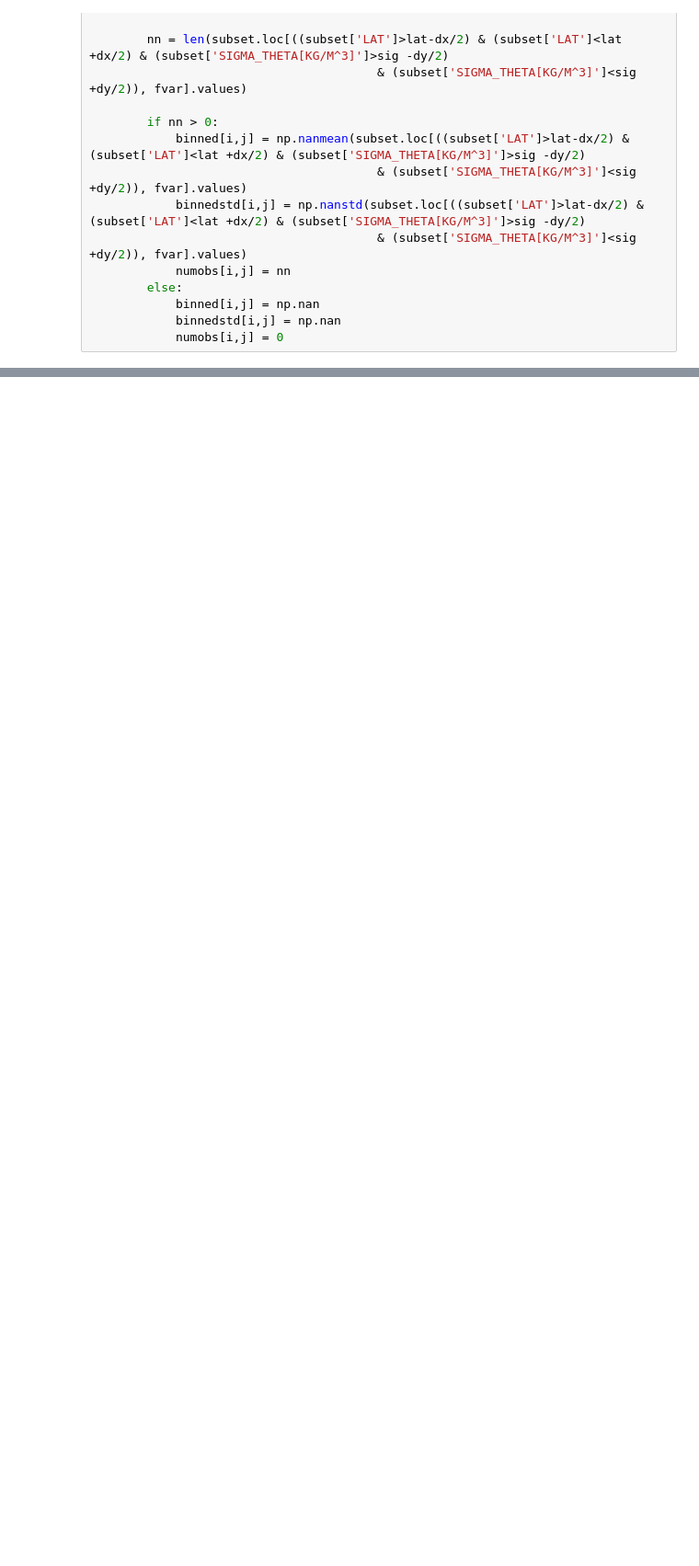
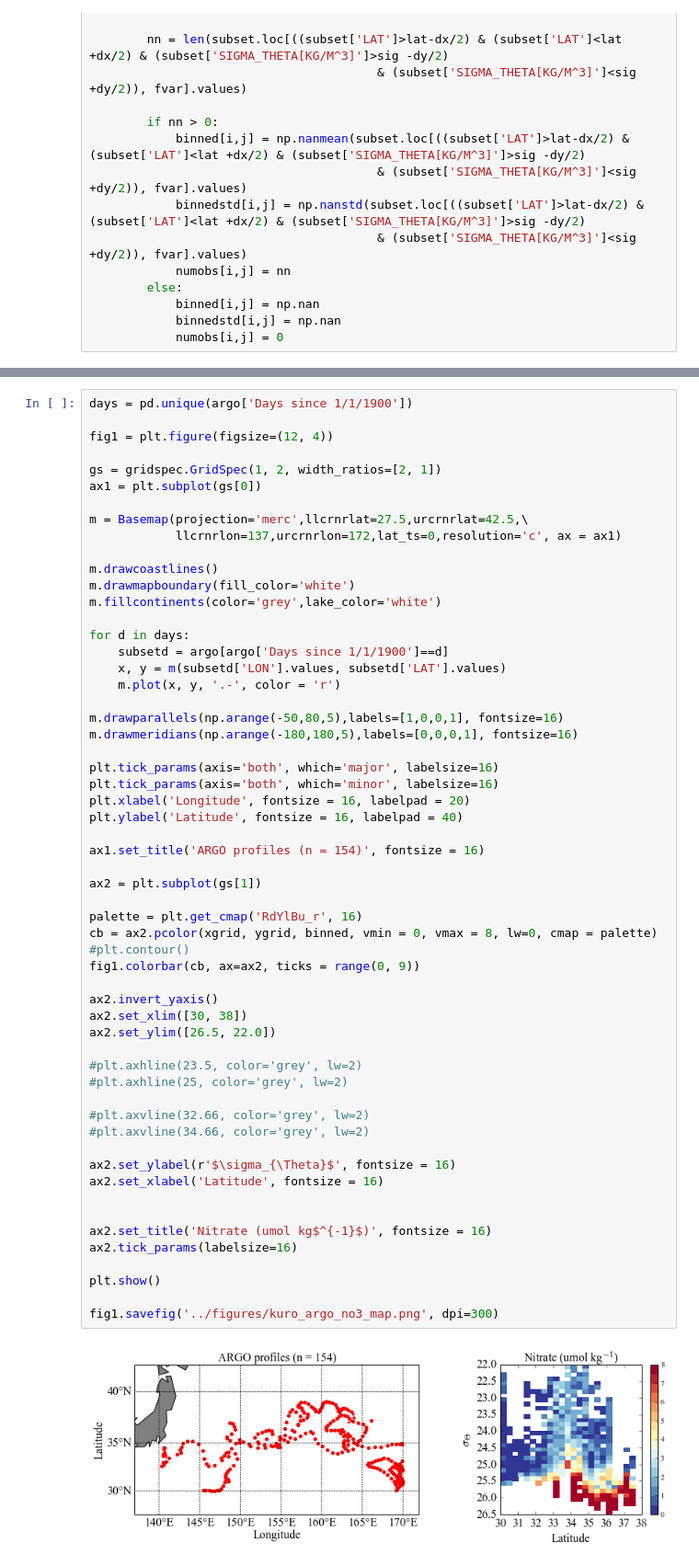
Before and after one commit to sophieclayton/kuroshio_productivity, a Jupyter notebook: kuro_argo_nitrate.ipynb, the cells around one changed output, grey strips where cells are left out. Shown at 92% size. Drawn from its saved outputs; the diff is of its cells as text; blank space fills up the shorter version.

```diff
--- a/kuro_argo_nitrate.ipynb
+++ b/kuro_argo_nitrate.ipynb
@@ -251,0 +211,59 @@ plt.show()
+# %%
+days = pd.unique(argo['Days since 1/1/1900'])
+
+fig1 = plt.figure(figsize=(12, 4))
+
+gs = gridspec.GridSpec(1, 2, width_ratios=[2, 1])
+ax1 = plt.subplot(gs[0])
+
+m = Basemap(projection='merc',llcrnrlat=27.5,urcrnrlat=42.5,\
+            llcrnrlon=137,urcrnrlon=172,lat_ts=0,resolution='c', ax = ax1)
+
+m.drawcoastlines()
+m.drawmapboundary(fill_color='white')
+m.fillcontinents(color='grey',lake_color='white')
+
+for d in days:
+    subsetd = argo[argo['Days since 1/1/1900']==d]
+    x, y = m(subsetd['LON'].values, subsetd['LAT'].values)
+    m.plot(x, y, '.-', color = 'r')
+
+m.drawparallels(np.arange(-50,80,5),labels=[1,0,0,1], fontsize=16)
+m.drawmeridians(np.arange(-180,180,5),labels=[0,0,0,1], fontsize=16)
+
+plt.tick_params(axis='both', which='major', labelsize=16)
+plt.tick_params(axis='both', which='minor', labelsize=16)
+plt.xlabel('Longitude', fontsize = 16, labelpad = 20)
+plt.ylabel('Latitude', fontsize = 16, labelpad = 40)
+
+ax1.set_title('ARGO profiles (n = 154)', fontsize = 16)
+
+ax2 = plt.subplot(gs[1])
+
+palette = plt.get_cmap('RdYlBu_r', 16)
+cb = ax2.pcolor(xgrid, ygrid, binned, vmin = 0, vmax = 8, lw=0, cmap = palette)
+#plt.contour()
+fig1.colorbar(cb, ax=ax2, ticks = range(0, 9))
+
+ax2.invert_yaxis()
+ax2.set_xlim([30, 38])
+ax2.set_ylim([26.5, 22.0])
+
+#plt.axhline(23.5, color='grey', lw=2)
+#plt.axhline(25, color='grey', lw=2)
+
+#plt.axvline(32.66, color='grey', lw=2)
+#plt.axvline(34.66, color='grey', lw=2)
+
+ax2.set_ylabel(r'$\sigma_{\Theta}$', fontsize = 16)
+ax2.set_xlabel('Latitude', fontsize = 16)
+
+
+ax2.set_title('Nitrate (umol kg$^{-1}$)', fontsize = 16)
+ax2.tick_params(labelsize=16)
+
+plt.show()
+
+fig1.savefig('../figures/kuro_argo_no3_map.png', dpi=300)
+# %% [output]
+[figure, added]
```
Also changed, not shown: parts of 5 cells of this notebook, 1 other file.
